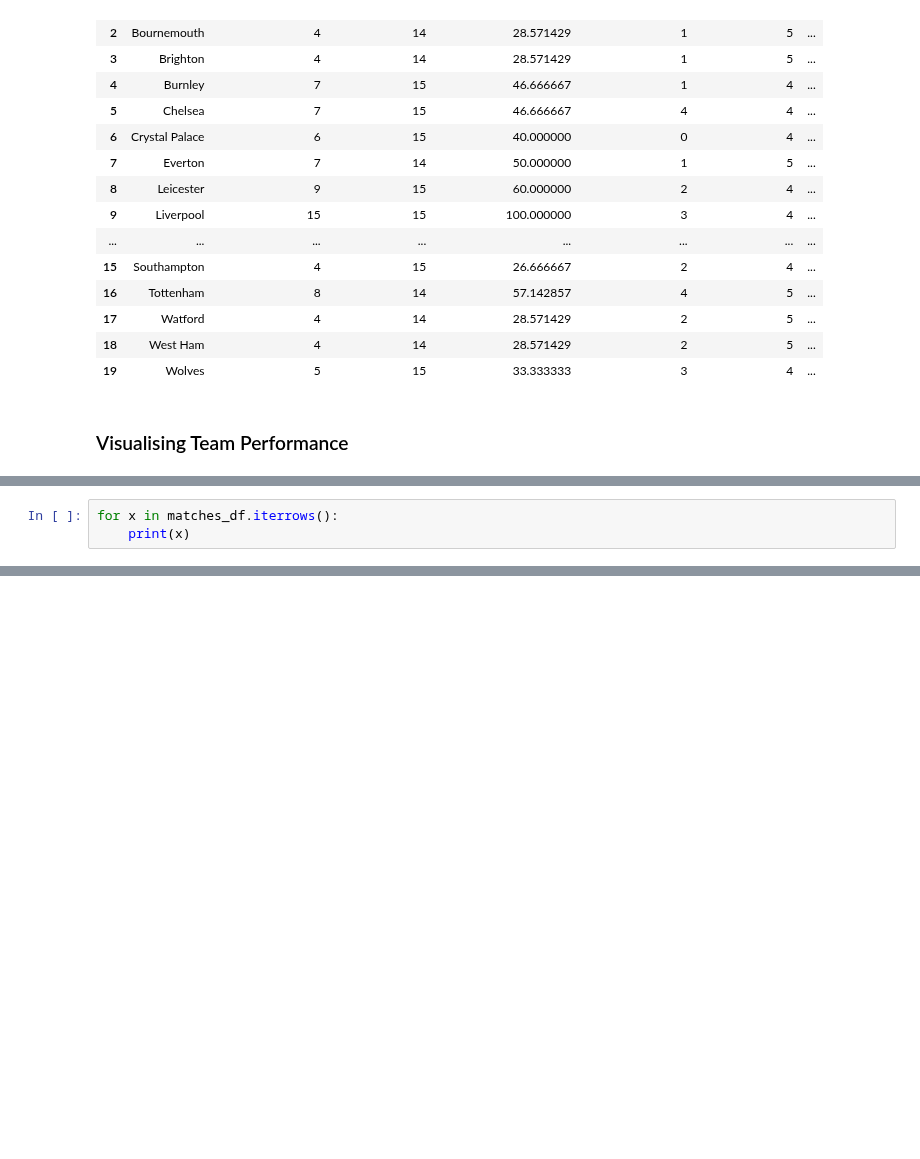
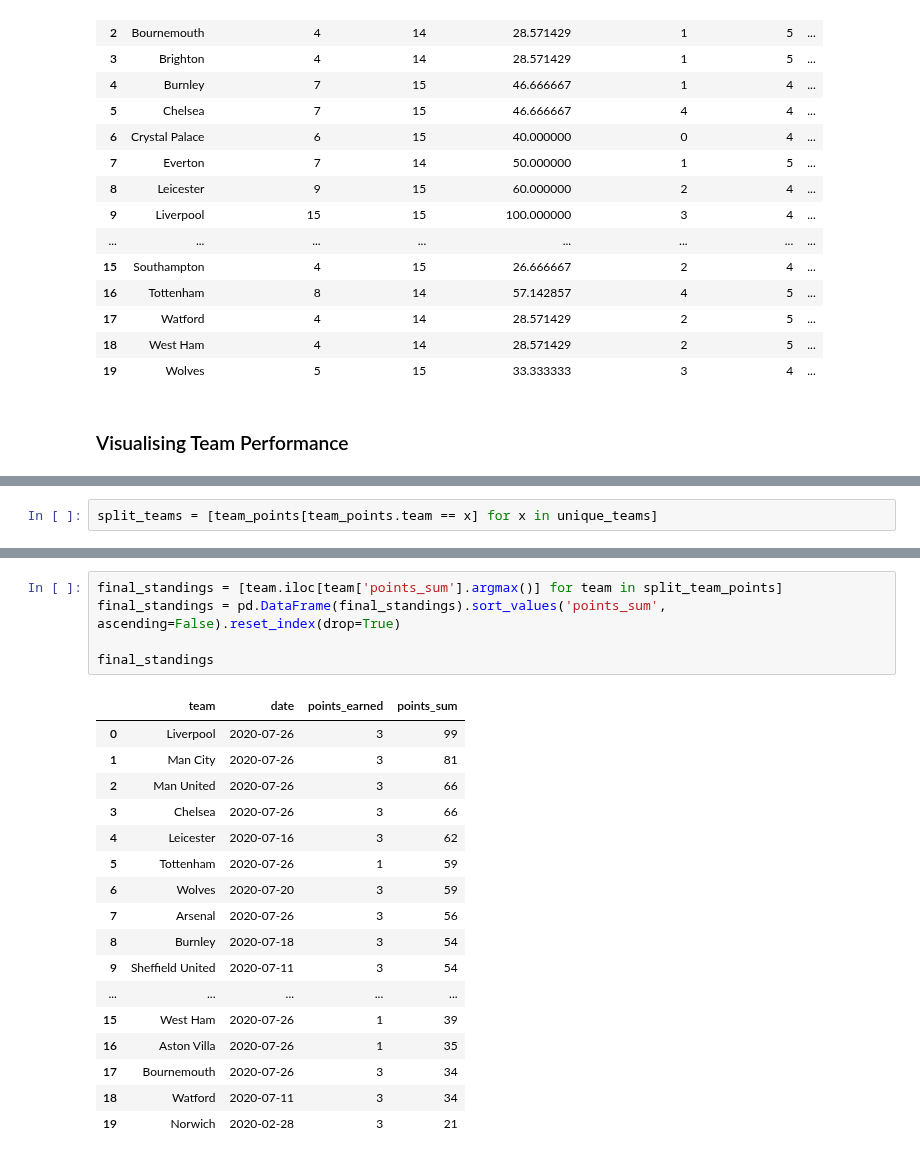
Before and after one commit to CharlesPeterMcCarthy/english-premier-league-2019-2020-statistical-analysis, a Jupyter notebook: epl-2019-2020.ipynb, the cells around one changed output, grey strips where cells are left out. Cells and saved outputs as stored; diff of their text form; blank space fills up the shorter version.

```diff
--- a/epl-2019-2020.ipynb
+++ b/epl-2019-2020.ipynb
@@ -1753,3 +1766,0 @@ team_points
-# %%
-for x in matches_df.iterrows():
-    print(x)
@@ -1773,0 +1767,2 @@ referee
+# %%
+split_teams = [team_points[team_points.team == x] for x in unique_teams]
@@ -1773,0 +1797,23 @@ referee
+# %%
+final_standings = [team.iloc[team['points_sum'].argmax()] for team in split_team_points]
+final_standings = pd.DataFrame(final_standings).sort_values('points_sum', ascending=False).reset_index(drop=True)
+
+final_standings
+# %% [output]
+|  | team | date | points_earned | points_sum |
+| 0 | Liverpool | 2020-07-26 | 3 | 99 |
+| 1 | Man City | 2020-07-26 | 3 | 81 |
+| 2 | Man United | 2020-07-26 | 3 | 66 |
+| 3 | Chelsea | 2020-07-26 | 3 | 66 |
+| 4 | Leicester | 2020-07-16 | 3 | 62 |
+| 5 | Tottenham | 2020-07-26 | 1 | 59 |
+| 6 | Wolves | 2020-07-20 | 3 | 59 |
+| 7 | Arsenal | 2020-07-26 | 3 | 56 |
+| 8 | Burnley | 2020-07-18 | 3 | 54 |
+| 9 | Sheffield United | 2020-07-11 | 3 | 54 |
+| ... | ... | ... | ... | ... |
+| 15 | West Ham | 2020-07-26 | 1 | 39 |
+| 16 | Aston Villa | 2020-07-26 | 1 | 35 |
+| 17 | Bournemouth | 2020-07-26 | 3 | 34 |
+| 18 | Watford | 2020-07-11 | 3 | 34 |
+| 19 | Norwich | 2020-02-28 | 3 | 21 |
```
Also changed, not shown: parts of 13 cells of this notebook.
